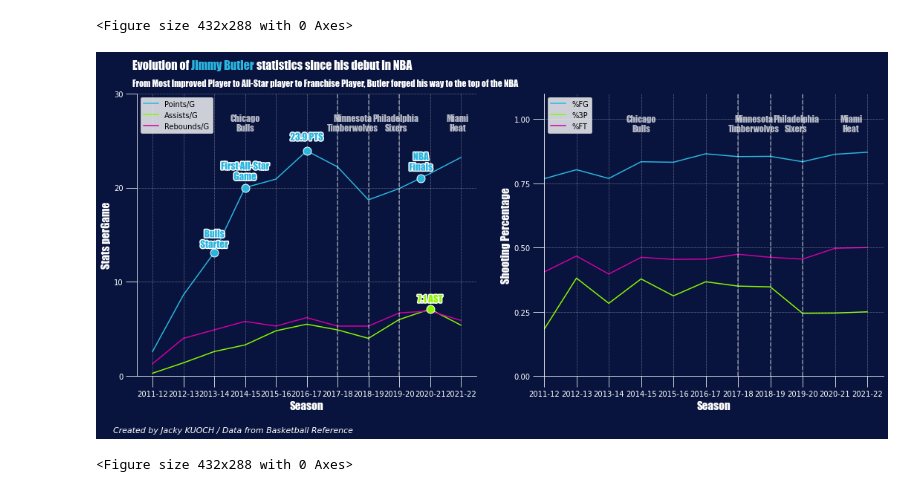
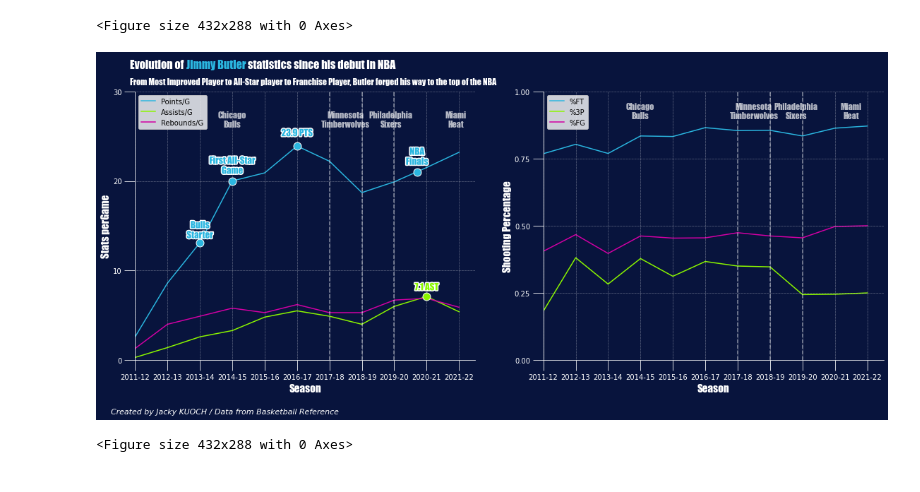
Before and after one commit to JackyKch/JimmyButler, a Jupyter notebook: coding/career_stats.ipynb, the cells around one changed output. Drawn from its saved outputs; the diff is of its cells as text; code cells hidden in the pictures.

Commit message:
Update  subplots

```diff
--- a/coding/career_stats.ipynb
+++ b/coding/career_stats.ipynb
@@ -210,7 +210,7 @@ plt.tight_layout()
 [figure]
 <Figure size 432x288 with 0 Axes>
 # %%
-fig,axs = plt.subplots(1,2,figsize = (18,7))
+fig,axs = plt.subplots(1,2,figsize = (19,7))
 
 #Add grid to the plots
 axs[0].grid(ls="dotted", lw="0.5", color="w", zorder=1)
@@ -247,22 +247,22 @@ axs[0].plot(df['Season'], df['AST'], zorder=0, color="#8BF600", label = "Assists
 axs[0].plot(df['Season'], df['TRB'], zorder=0, color="#D200A4", label = "Rebounds/G")
 
 ## Second plot
-axs[1].plot(df['Season'], df['FT%'], zorder=0, color="#2bb6e0", label = "%FG")
+axs[1].plot(df['Season'], df['FT%'], zorder=0, color="#2bb6e0", label = "%FT")
 axs[1].plot(df['Season'], df['3P%'], zorder=0, color="#8BF600", label = "%3P")
-axs[1].plot(df['Season'], df['FG%'], zorder=0, color="#D200A4", label = "%FT")
+axs[1].plot(df['Season'], df['FG%'], zorder=0, color="#D200A4", label = "%FG")
 
-# Set the ticks
+# Set the ticks and xlim
 plt.sca(axs[0])
 plt.yticks([0,10,20,30])
+plt.xlim(xmin='2011-12')
 
 plt.sca(axs[1])
 plt.yticks([0,0.25,0.5,0.75, 1])
+plt.xlim(xmin='2011-12')
 
-## Set limits
+## Set ylimits
 axs[0].set_ylim(0,30)
-axs[1].set_ylim(0,1.1)
-
-plt.xlim(xmin='2011-12')
+axs[1].set_ylim(0,1)
 
 # Axes Label
 ## First plot
@@ -290,19 +290,19 @@ axs[1].axvline(x='2019-20', color="w", linestyle = '--', alpha = 0.5, zorder =3)
 
 ## Chicago Bulls
 axs[0].text('2014-15', 26, "Chicago\nBulls", fontsize=12, ha="center", color="w",alpha = 0.7, zorder =2, **hfont)
-axs[1].text('2014-15', 0.95, "Chicago\nBulls", fontsize=12, ha="center", color="w",alpha = 0.7, zorder =2, **hfont)
+axs[1].text('2014-15', 0.9, "Chicago\nBulls", fontsize=12, ha="center", color="w",alpha = 0.7, zorder =2, **hfont)
 
 ## Minnesota Timberwolves
 axs[0].text(6.5, 26, "Minnesota\nTimberwolves", fontsize=12, ha="center", color="w",alpha = 0.7 ,zorder =2, **hfont)
-axs[1].text(6.5, 0.95, "Minnesota\nTimberwolves", fontsize=12, ha="center", color="w",alpha = 0.7 ,zorder =2, **hfont)
+axs[1].text(6.5, 0.9, "Minnesota\nTimberwolves", fontsize=12, ha="center", color="w",alpha = 0.7 ,zorder =2, **hfont)
 
 ## Philadelphia Sixers
 axs[0].text(7.9, 26, "Philadelphia\nSixers", fontsize=12, ha="center", color="w",alpha = 0.7 ,zorder =2, **hfont)
-axs[1].text(7.8, 0.95, "Philadelphia\nSixers", fontsize=12, ha="center", color="w",alpha = 0.7 ,zorder =2, **hfont)
+axs[1].text(7.8, 0.9, "Philadelphia\nSixers", fontsize=12, ha="center", color="w",alpha = 0.7 ,zorder =2, **hfont)
 
 ## Miami Heat
 axs[0].text(9.9, 26, "Miami\nHeat", fontsize=12, ha="center", color="w",alpha = 0.7,zorder =2, **hfont)
-axs[1].text(9.5, 0.95, "Miami\nHeat", fontsize=12, ha="center", color="w",alpha = 0.7,zorder =2, **hfont)
+axs[1].text(9.5, 0.9, "Miami\nHeat", fontsize=12, ha="center", color="w",alpha = 0.7,zorder =2, **hfont)
 
 
 # Add points on key dates
@@ -312,32 +312,32 @@ axs[0].scatter(x='2016-17',y=23.9, s=120, color="#2bb6e0", edgecolors="w", lw=1,
 ptsmax = axs[0].text(x='2016-17', y=25, s="23.9 PTS", fontsize=13, ha="center", color="#2bb6e0", **hfont)
 ptsmax.set_path_effects([path_effects.withStroke(linewidth=3, foreground="w")])
 
 ## Highest Average Assists
 axs[0].scatter(x='2020-21',y=7.1, s=120, color="#8BF600", edgecolors="w", lw=1, zorder=3 )
 astmax = axs[0].text(x='2020-21', y=7.8, s="7.1 AST", fontsize=13, ha="center", color="#8BF600", **hfont)
 astmax.set_path_effects([path_effects.withStroke(linewidth=3, foreground="w")])
 
 ## First All-Star Game
 axs[0].scatter(x='2014-15',y=20, s=120, color="#2bb6e0", edgecolors="w", lw=1, zorder=3 )
 asg = axs[0].text(x='2014-15', y=20.8, s="First All-Star\nGame", fontsize=13, ha="center", color="#2bb6e0", **hfont)
 asg.set_path_effects([path_effects.withStroke(linewidth=3, foreground="w")])
 
 ## Became Starter
 axs[0].scatter(x='2013-14',y=13.1, s=120, color="#2bb6e0", edgecolors="w", lw=1, zorder=3 )
 starter = axs[0].text(x='2013-14', y=13.6, s="Bulls\nStarter", fontsize=13, ha="center", color="#2bb6e0", **hfont)
 starter.set_path_effects([path_effects.withStroke(linewidth=3, foreground="w")])
 
 ## NBA Finals
 axs[0].scatter(x=8.7,y=21, s=120, color="#2bb6e0", edgecolors="w", lw=1, zorder=3 )
 finals = axs[0].text(x=8.7, y=21.8, s="NBA\nFinals", fontsize=13, ha="center", color="#2bb6e0", **hfont)
 finals.set_path_effects([path_effects.withStroke(linewidth=3, foreground="w")])
 
 #Add legend
 axs[0].legend(loc='upper left')
 axs[1].legend(loc='upper left')
 
 plt.show()
 plt.tight_layout()
 # %% [output]
-[figure, old version]
+[figure, new version]
 <Figure size 432x288 with 0 Axes>
```
